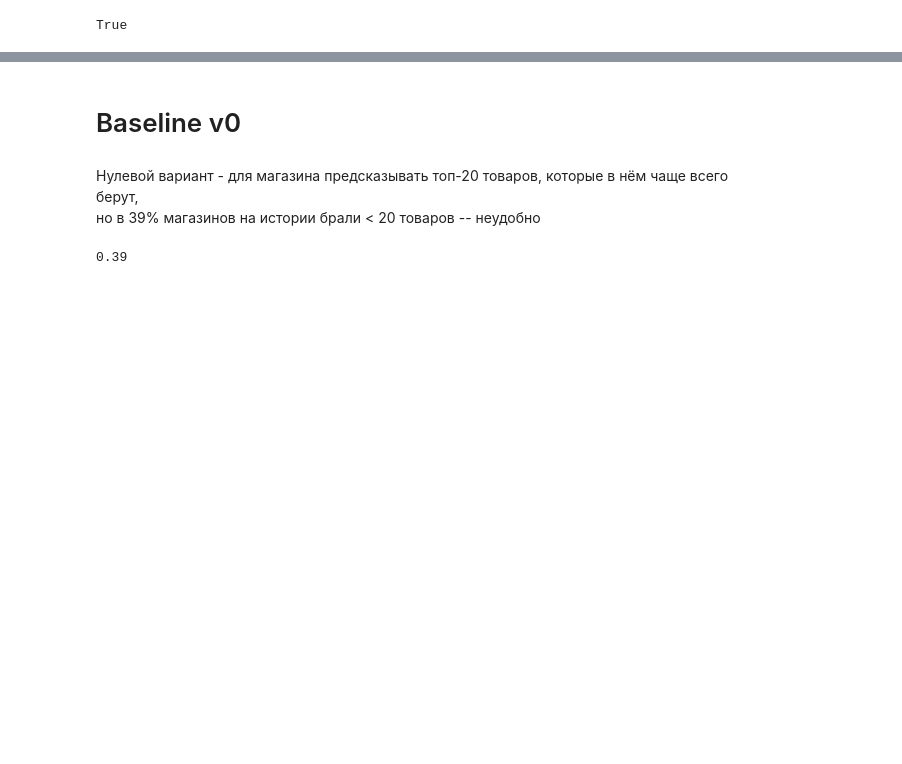
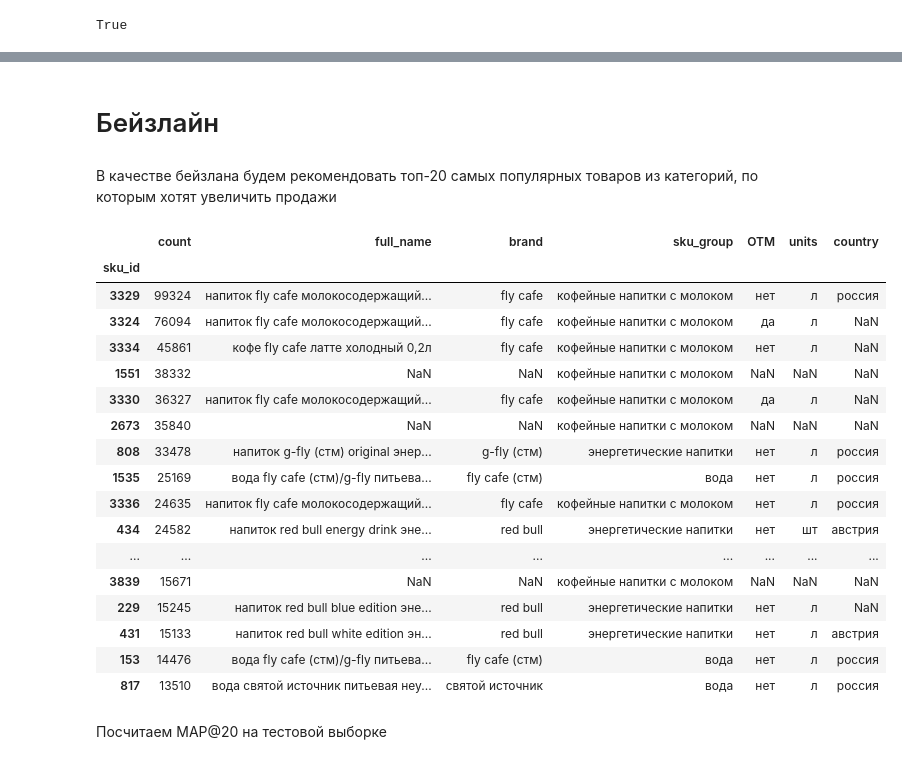
Before and after one commit to estifal/gpn-cup, a Jupyter notebook: main.ipynb, the cells around one changed output, grey strips where cells are left out. Saved outputs shown, nothing was run; the diff lists cells and outputs as text; code cells hidden in the pictures; blank space fills up the shorter version.

```diff
--- a/main.ipynb
+++ b/main.ipynb
@@ -281,16 +307,45 @@ train_transactions.sample(5)
 # %% [markdown]
-# Baseline v0
+# Бейзлайн
 # %% [markdown]
-Нулевой вариант - для магазина предсказывать топ-20 товаров, которые в нём чаще всего берут,\
-но в 39% магазинов на истории брали < 20 товаров -- неудобно
+В качестве бейзлана будем рекомендовать топ-20 самых популярных товаров из категорий, по которым хотят увеличить продажи
-# %%
-grouped = (
-    train_transactions
-    .groupby(['shop_id', 'sku_id'], as_index=False)['cheque_id']
-    .count()
-    .sort_values(by=['shop_id', 'cheque_id'], ascending=[True, False])
-)
-tmp = grouped.groupby('shop_id').count().sort_values(by='sku_id')
-print(f"{len(tmp[tmp['sku_id'] < 20]) / len(tmp):.2f}")
-# %% [output]
-0.39
+# %%
+desired_groups = {
+    'вода',
+    'сладкие газированные напитки, холодный чай',
+    'кофейные напитки с молоком',
+    'энергетические напитки',
+    'снеки',
+    'соки и сокосодержащие напитки'
+}
+
+top_20_products = pd.DataFrame(
+    train_transactions
+    .loc[train_transactions['sku_group'].isin(desired_groups)]
+    .groupby('sku_id')['sku_id']
+    .count()
+    .sort_values(ascending=False)
+    [:20]
+).rename(columns={'sku_id': 'count'})
+# %%
+top_20_products.join(sku_info.set_index('sku_id'))
+# %% [output]
+|  | count | full_name | brand | sku_group | OTM | units | country |
+| sku_id |  |  |  |  |  |  |  |
+| 3329 | 99324 | напиток fly cafe молокосодержащий... | fly cafe | кофейные напитки с молоком | нет | л | россия |
+| 3324 | 76094 | напиток fly cafe молокосодержащий... | fly cafe | кофейные напитки с молоком | да | л | NaN |
+| 3334 | 45861 | кофе fly cafe латте холодный 0,2л | fly cafe | кофейные напитки с молоком | нет | л | NaN |
+| 1551 | 38332 | NaN | NaN | кофейные напитки с молоком | NaN | NaN | NaN |
+| 3330 | 36327 | напиток fly cafe молокосодержащий... | fly cafe | кофейные напитки с молоком | да | л | NaN |
+| 2673 | 35840 | NaN | NaN | кофейные напитки с молоком | NaN | NaN | NaN |
+| 808 | 33478 | напиток g-fly (стм) original энер... | g-fly (стм) | энергетические напитки | нет | л | россия |
+| 1535 | 25169 | вода fly cafe (стм)/g-fly питьева... | fly cafe (стм) | вода | нет | л | россия |
+| 3336 | 24635 | напиток fly cafe молокосодержащий... | fly cafe | кофейные напитки с молоком | нет | л | россия |
+| 434 | 24582 | напиток red bull energy drink эне... | red bull | энергетические напитки | нет | шт | австрия |
+| ... | ... | ... | ... | ... | ... | ... | ... |
+| 3839 | 15671 | NaN | NaN | кофейные напитки с молоком | NaN | NaN | NaN |
+| 229 | 15245 | напиток red bull blue edition эне... | red bull | энергетические напитки | нет | л | NaN |
+| 431 | 15133 | напиток red bull white edition эн... | red bull | энергетические напитки | нет | л | австрия |
+| 153 | 14476 | вода fly cafe (стм)/g-fly питьева... | fly cafe (стм) | вода | нет | л | россия |
+| 817 | 13510 | вода святой источник питьевая неу... | святой источник | вода | нет | л | россия |
+# %% [markdown]
+Посчитаем MAP@20 на тестовой выборке
```
Also changed, not shown: parts of 53 cells of this notebook.
